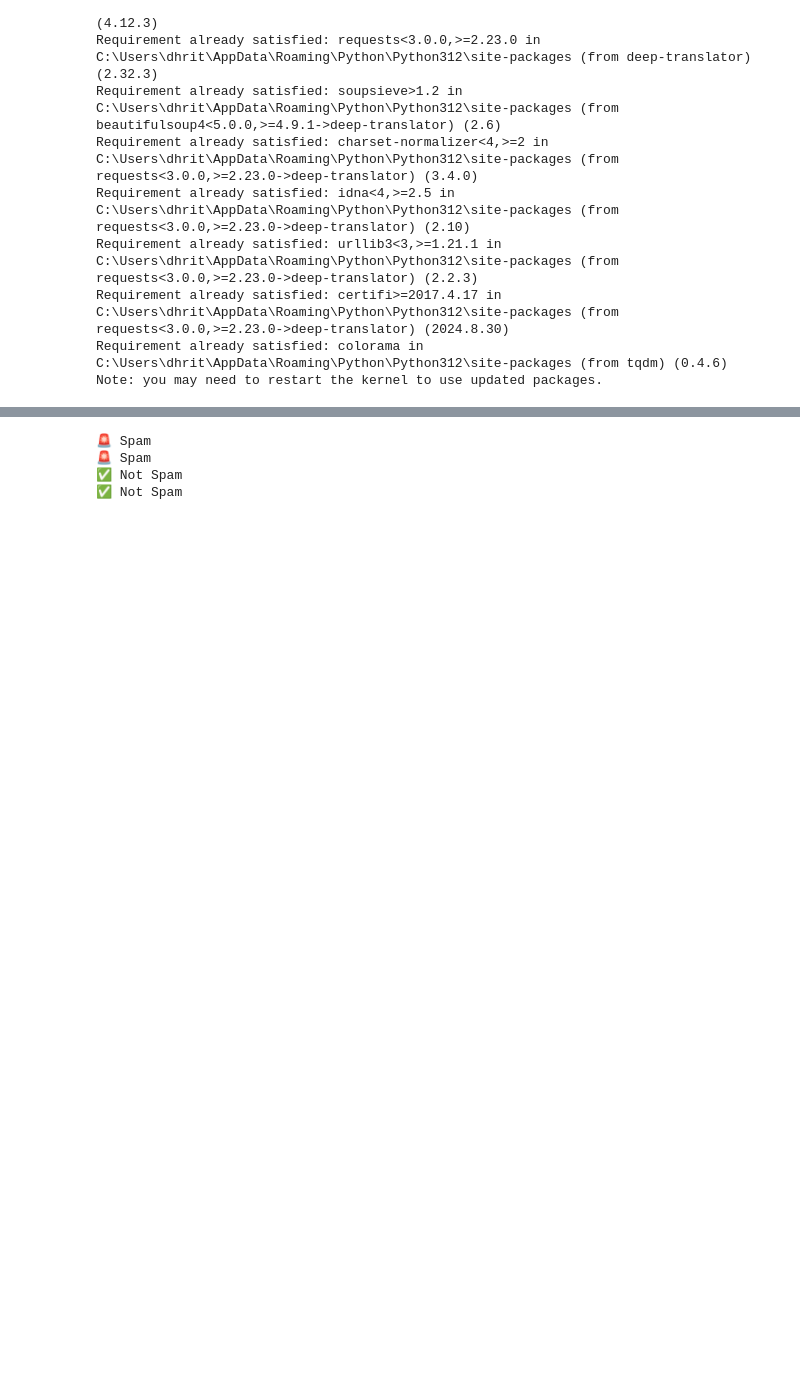
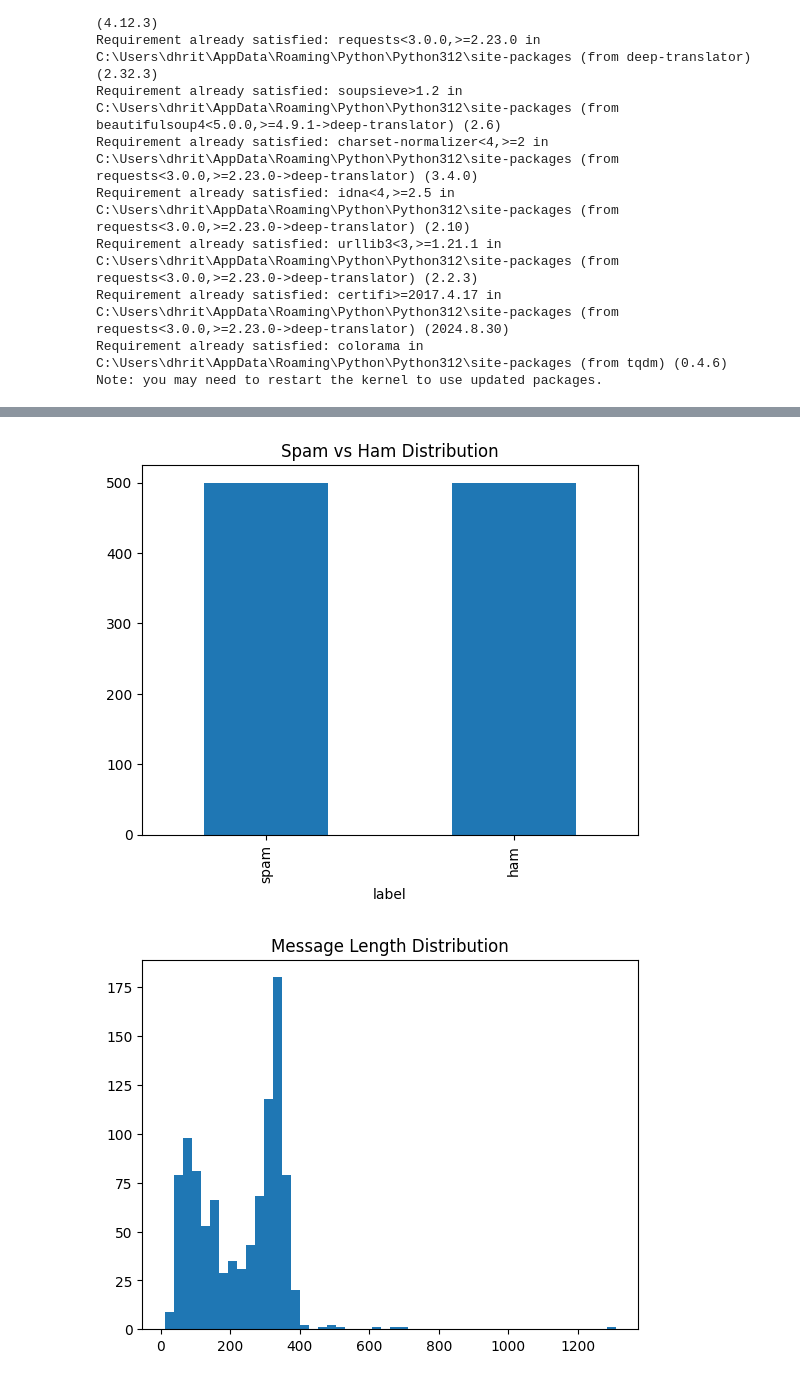
Before and after one commit to Dhriti1209/sms-spam-classifier-hindi-, a Jupyter notebook: model.ipynb, the cells around one changed output, grey strips where cells are left out. Saved outputs shown, nothing was run; the diff lists cells and outputs as text; code cells hidden in the pictures; blank space fills up the shorter version.

Commit message:
changes in model

```diff
--- a/model.ipynb
+++ b/model.ipynb
@@ -38,11 +38,15 @@ tqdm.pandas()
 df = pd.read_csv("spam.csv", encoding='latin-1')[['v1', 'v2']]
 df.columns = ['label', 'message']
 
-# Take smaller sample
-spam = df[df['label'] == 'spam'].sample(250)
-ham = df[df['label'] == 'ham'].sample(250)
+# Convert to string
+df['message'] = df['message'].astype(str)
 
-df = pd.concat([spam, ham])
+# Create balanced dataset
+spam = df[df['label'] == 'spam'].sample(500, random_state=42)
+ham = df[df['label'] == 'ham'].sample(500, random_state=42)
+
+# Combine + shuffle
+df = pd.concat([spam, ham]).sample(frac=1).reset_index(drop=True)
 
 # Translate function
 def translate_text(text):
@@ -51,6 +55,8 @@ def translate_text(text):
     except:
         return text
 
+print("Translating...")
+
 # Apply translation
 df['hindi'] = df['message'].progress_apply(translate_text)
 
@@ -118,17 +69,0 @@ weighted avg       0.97      0.97      0.97       100
-# %%
-def predict_spam(text):
-    text = str(text).lower()
-    text_vec = vectorizer.transform([text])
-    prediction = model.predict(text_vec)[0]
-    return "🚨 Spam" if prediction == 1 else "✅ Not Spam"
-
-# Test cases
-print(predict_spam("आपने ₹5000 जीत लिए हैं अभी क्लिक करें"))
-print(predict_spam("free offer click now win money"))
-print(predict_spam("कल क्लास है मत भूलना"))
-print(predict_spam("meeting at 5 pm"))
-# %% [output]
-🚨 Spam
-🚨 Spam
-✅ Not Spam
-✅ Not Spam
@@ -134,0 +90,15 @@ print(predict_spam("meeting at 5 pm"))
+# %%
+# Spam vs Ham
+df['label'].value_counts().plot(kind='bar')
+plt.title("Spam vs Ham Distribution")
+plt.show()
+
+# Message length
+df['length'] = df['combined'].apply(len)
+
+plt.hist(df['length'], bins=50)
+plt.title("Message Length Distribution")
+plt.show()
+# %% [output]
+[figure, added]
+[figure, added]
```
Also changed, not shown: parts of 10 cells of this notebook, 1 other file.
